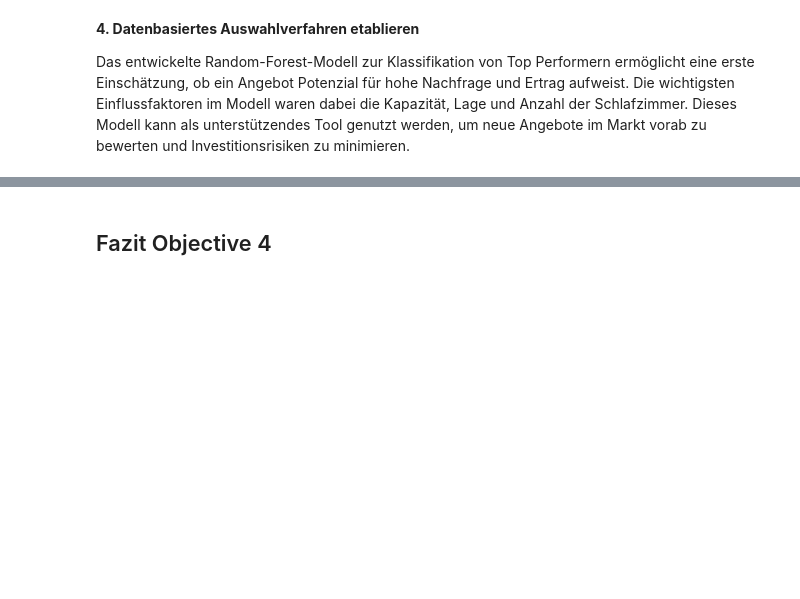
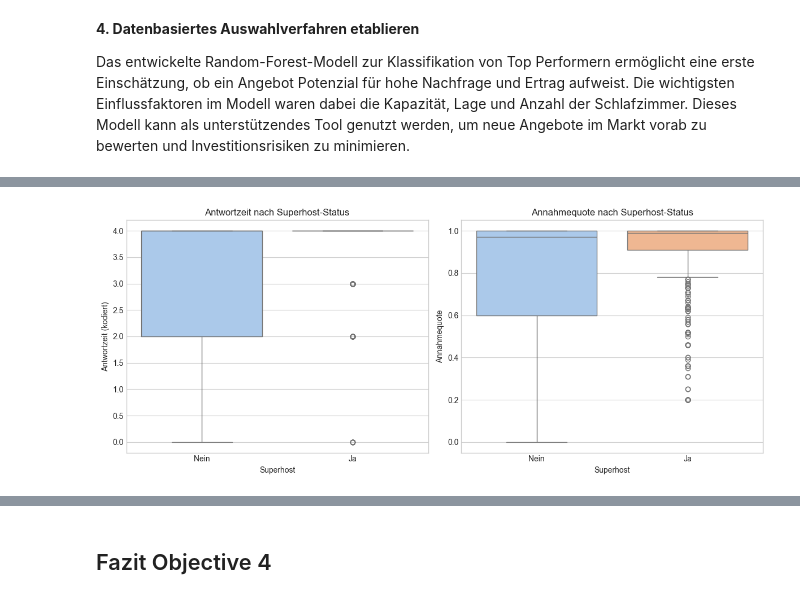
Before and after one commit to callmemarcleo/BINA, a Jupyter notebook: Final_Report.ipynb, the cells around one changed output, grey strips where cells are left out. Saved outputs shown, nothing was run; the diff lists cells and outputs as text; code cells hidden in the pictures; blank space fills up the shorter version.

```diff
--- a/Final_Report.ipynb
+++ b/Final_Report.ipynb
@@ -1948,0 +2014,4 @@ Insgesamt zeigen die Ergebnisse: Der Superhost-Status ist keine Frage des Zufall
+# %%
+display(fig90)
+# %% [output]
+[figure, added]
```
Also changed, not shown: parts of 14 cells of this notebook.
